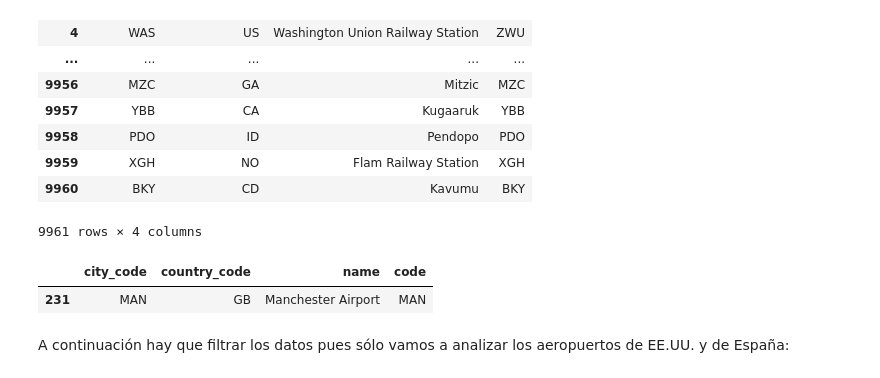
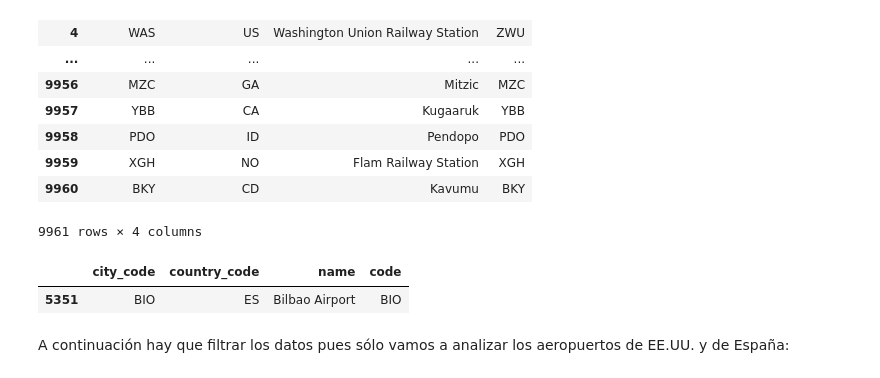
Before and after one commit to pfreezv/UOC, a Jupyter notebook: Tipología y fuentes de datos/pec 4/entrega/TyFdDd_PEC4_alan_coila_bustinza.ipynb, the cells around one changed output. Saved outputs shown, nothing was run; the diff lists cells and outputs as text; code cells hidden in the pictures.

```diff
--- a/Tipología y fuentes de datos/pec 4/entrega/TyFdDd_PEC4_alan_coila_bustinza.ipynb
+++ b/Tipología y fuentes de datos/pec 4/entrega/TyFdDd_PEC4_alan_coila_bustinza.ipynb
@@ -965,10 +966,10 @@ airport_df
 | 9960 | BKY | CD | Kavumu | BKY |
 9961 rows × 4 columns
 # %%
-airport_df.loc[airport_df.code=='MAN']
+airport_df.loc[airport_df.code=='BIO']
 # %% [output]
 |  | city_code | country_code | name | code |
-| 231 | MAN | GB | Manchester Airport | MAN |
+| 5351 | BIO | ES | Bilbao Airport | BIO |
 # %% [markdown]
 A continuación hay que filtrar los datos pues sólo vamos a analizar los aeropuertos de EE.UU. y de España:
 # %%
```
Also changed, not shown: parts of 17 cells of this notebook.
